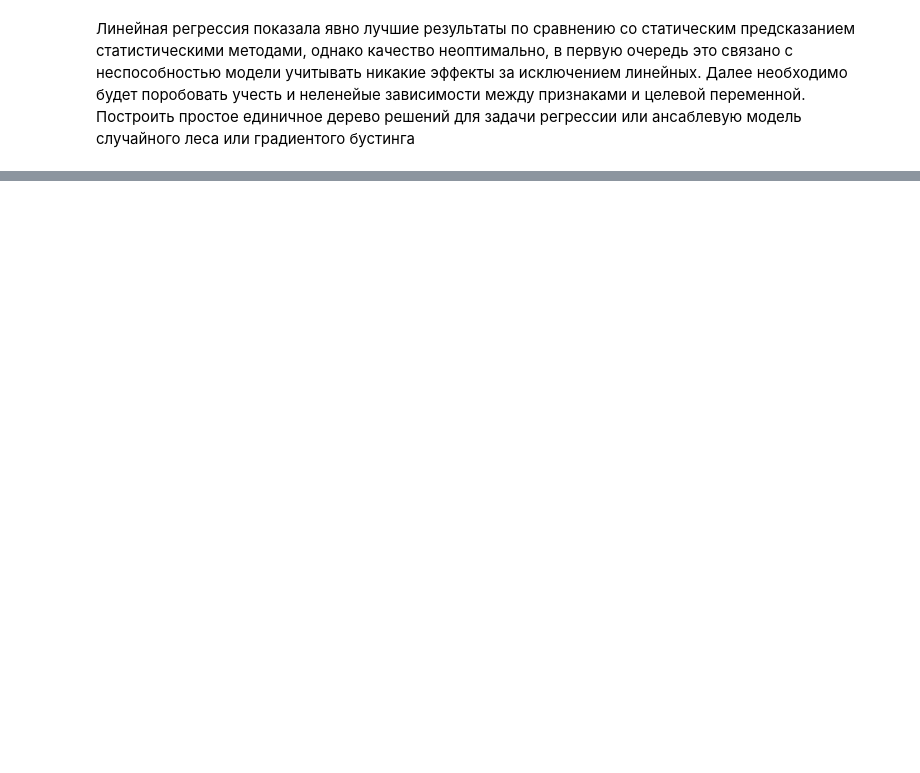
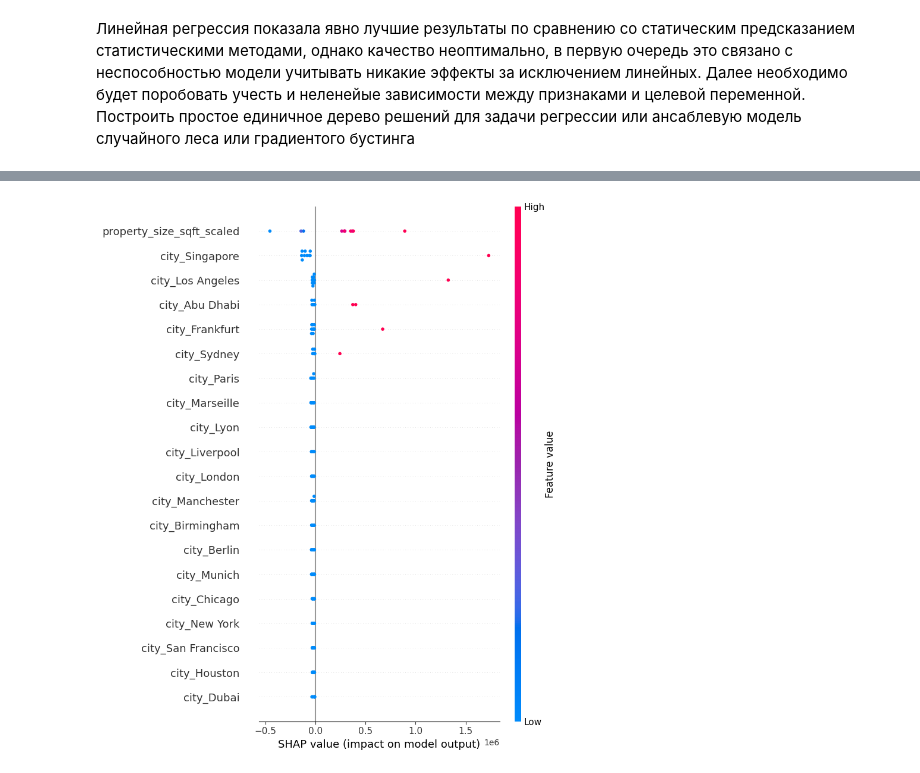
Before and after one commit to badmax333/ITMO_ML_course, a Jupyter notebook: ML_HW_AI_HUB.ipynb, the cells around one changed output, grey strips where cells are left out. Drawn from its saved outputs; the diff is of its cells as text; code cells hidden in the pictures; blank space fills up the shorter version.

```diff
--- a/ML_HW_AI_HUB.ipynb
+++ b/ML_HW_AI_HUB.ipynb
@@ -386,7 +386,7 @@ encoded_df
 # %%
 num_cols = df_current.select_dtypes(exclude='object')
 df_for_model = pd.concat([df_current[num_cols.columns], encoded_df], axis=1)
-df_for_model = df_for_model.drop(columns='price')
+df_for_model = df_for_model.drop(columns= ['price', 'Rate_to_USD'])
 df_for_model.info()
 # %% [output]
 <class 'pandas.core.frame.DataFrame'>
@@ -504,0 +533,10 @@ R2 score: 0.8108594664215691
+# %%
+from sklearn.tree import DecisionTreeRegressor
+
+tree_regressor = DecisionTreeRegressor(random_state=random_state)
+tree_regressor.fit(X_train, y_train)
+
+tree_prediction = tree_regressor.predict(X_test)
+print(f'MAPE tree: {mean_absolute_percentage_error(tree_prediction, y_test):.4f} или {mean_absolute_percentage_error(tree_prediction, y_test)*100:.2f}%')
+print(f'RMSE tree: {root_mean_squared_error(tree_prediction, y_test):.4f}')
+print(f'R2 score: {r2_score(tree_prediction, y_test)}')
@@ -504,0 +1074,12 @@ R2 score: 0.8108594664215691
+# %%
+from sklearn.ensemble import RandomForestRegressor
+
+rf_regressor = RandomForestRegressor(
+    n_estimators=50,
+    random_state=random_state)
+rf_regressor.fit(X_train, y_train)
+
+rf_prediction = rf_regressor.predict(X_test)
+print(f'MAPE tree: {mean_absolute_percentage_error(rf_prediction, y_test):.4f} или {mean_absolute_percentage_error(rf_prediction, y_test)*100:.2f}%')
+print(f'RMSE tree: {root_mean_squared_error(rf_prediction, y_test):.4f}')
+print(f'R2 score: {r2_score(rf_prediction, y_test)}')
@@ -504,0 +1092,4 @@ R2 score: 0.8108594664215691
+# %%
+import shap
+
+explainer = shap.TreeExplainer(rf_regressor)
@@ -504,0 +1125,5 @@ R2 score: 0.8108594664215691
+# %%
+shap_values = explainer.shap_values(X_train.iloc[:10])
+shap.summary_plot(shap_values, X_train.iloc[:10])
+# %% [output]
+[figure, added]
```
Also changed, not shown: parts of 28 cells of this notebook.
